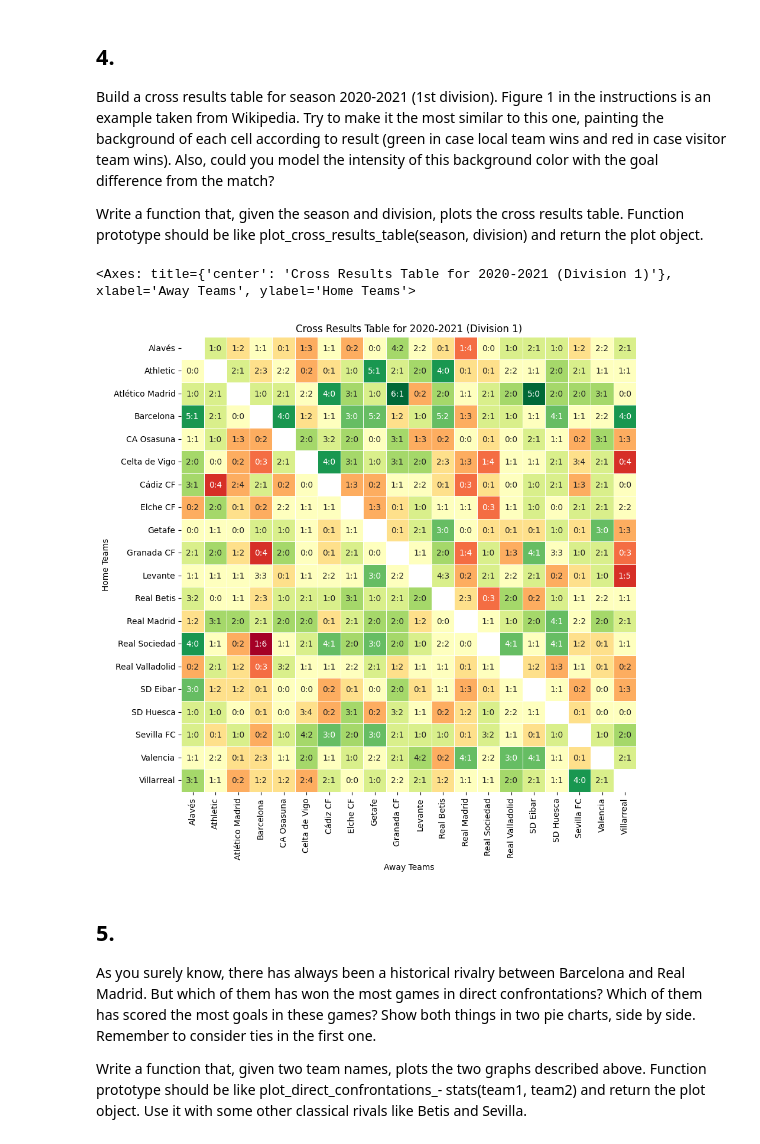
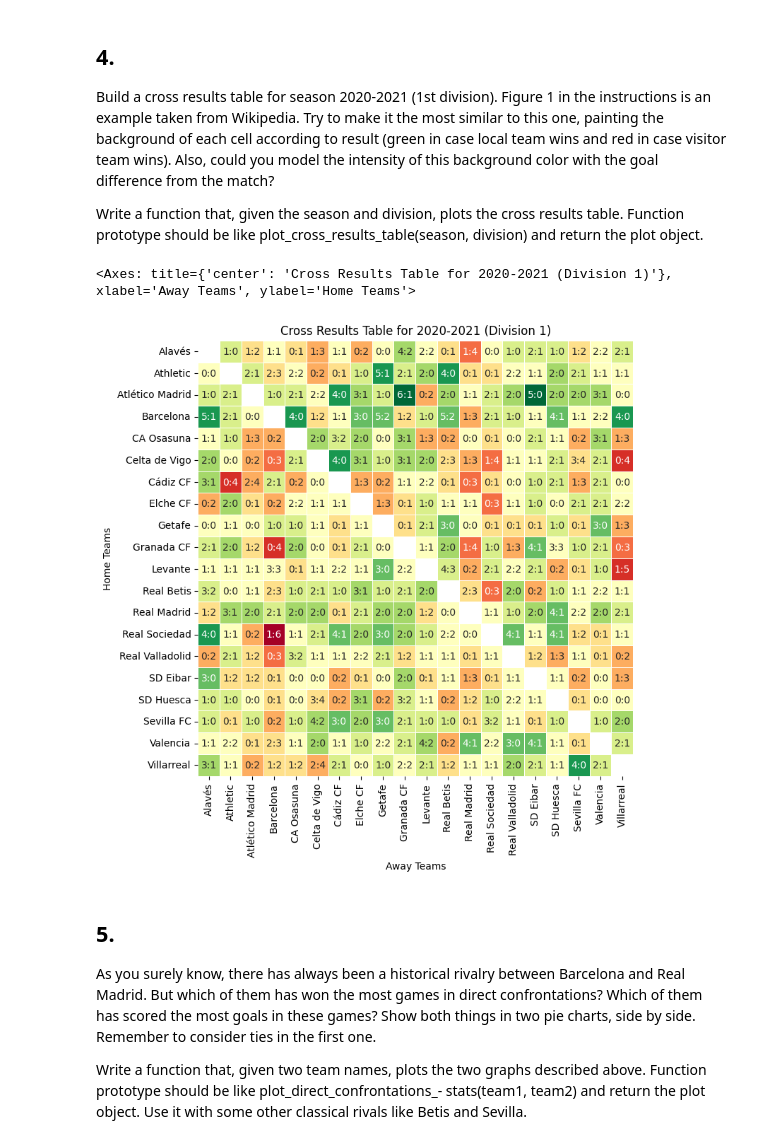
Before and after one commit to AbelBR1997/la-quiniela-main-OriolOmarAbel, a Jupyter notebook: analysis/LaLigaDataAnalysis.ipynb, the cells around one changed output. Saved outputs shown, nothing was run; the diff lists cells and outputs as text; code cells hidden in the pictures.

```diff
--- a/analysis/LaLigaDataAnalysis.ipynb
+++ b/analysis/LaLigaDataAnalysis.ipynb
@@ -15,15 +15,37 @@ conn = sqlite3.connect('../laliga.sqlite')
 
 # Function to execute a query and return the result as a pandas DataFrame
 def run_query(query, conn):
+    """
+    Executes a SQL query on a given database connection.
+    Parameters:
+    query (str): The SQL query to be executed.
+    conn: The database connection object (e.g., sqlite3.Connection).
+    Returns:
+    pandas.DataFrame: A DataFrame containing the results of the query.
+    """
     return pd.read_sql_query(query, conn)
 
 # Function to calculate goals for home and away teams
 def split_score(score):
+    """
+    Splits a score string into home and away goals.
+    Parameters:
+    score (str): A string representing the score in the format 'home_goals:away_goals'.
+    Returns:
+    tuple: A tuple containing the number of home goals and away goals extracted from the score.
+    """
     home_goals, away_goals = map(int, score.split(':'))
     return home_goals, away_goals
 
 # Function to determine the outcome of a match based on the score
 def determine_result(score):
+    """
+    Determines the outcome of a match based on the score.
+    Parameters:
+    score (str): A string representing the score in the format 'home_goals:away_goals'.
+    Returns:
+    str: A string indicating the result of the match ('Home Wins', 'Away Wins', or 'Tie').
+    """
     # Split the score into home and away goals
     home_goals, away_goals = split_score(score)
     # Determine the match result
@@ -36,11 +58,19 @@ def determine_result(score):
 
 # Function to parse dates and correct the year
 def parse_date_mdy_format(date_str):
+    """
+    Parses a date string in 'month/day/year' format and corrects the year component.
+    Parameters:
+    date_str (str): A string representing a date in 'month/day/year' format (year with two digits).
+    Returns:
+    str: A string containing the parsed date in 'YYYY-MM-DD' format.
+    """
     parts = date_str.split('/')
     month, day, year_component = parts
     month = int(month)
     day = int(day)
     year_component = int(year_component)
+    # the dates we consider are between 1928 and 2022
     if year_component < 28:
         year_component += 2000
     else:
@@ -49,6 +79,14 @@ def parse_date_mdy_format(date_str):
 
 # Function to convert time to 24-hour format
 def convert_time_to_24h(time_str):
+    """
+    Converts a time string to 24-hour format.
+    Parameters:
+    time_str (str): A string representing time in 'hh:mm AM/PM' format.
+    Returns:
+    datetime.time or None: A datetime.time object in 24-hour format if the input is valid,
+                           otherwise returns None.
+    """
     if pd.isnull(time_str) or time_str == '':
         return None
     try:
@@ -329,35 +367,35 @@ def plot_cross_results_table(season, division):
         if ':' in score:  # Ensure score is in the correct format
             home_goals, away_goals = map(int, score.split(':'))
             goal_diff = home_goals - away_goals
             results_df.loc[home_team, away_team] = score
             color_matrix.loc[home_team, away_team] = goal_diff  # Positive for home win, negative for away win
 
     # Normalize the goal difference for color intensity
     max_goal_diff = max(color_matrix.max().max(), -color_matrix.min().min())
     norm = plt.Normalize(-max_goal_diff, max_goal_diff)
     colors = plt.cm.RdYlGn(norm(color_matrix.values))
 
     # Create mask for cells that should not be colored (diagonal and non-played games)
     mask = (results_df == '-')
 
     # Plot the heatmap
-    fig, ax = plt.subplots(figsize=(12, 10))
+    fig, ax = plt.subplots(figsize=(10, 8))
     sns.heatmap(color_matrix, annot=results_df, fmt="", cmap="RdYlGn", linewidths=.5,
                 cbar=False, xticklabels=teams, yticklabels=teams, vmin=-max_goal_diff, vmax=max_goal_diff, ax=ax,
                 mask=mask, square=True)
 
     plt.title(f"Cross Results Table for {season} (Division {division})")
     plt.xlabel('Away Teams')
     plt.ylabel('Home Teams')
     plt.xticks(rotation=90)
     plt.yticks(rotation=0)
 
     return ax
 
 plot_cross_results_table('2020-2021', 1)
 # %% [output]
 <Axes: title={'center': 'Cross Results Table for 2020-2021 (Division 1)'}, xlabel='Away Teams', ylabel='Home Teams'>
-[figure, old version]
+[figure, new version]
 # %% [markdown]
 ## 5.
 As you surely know, there has always been a historical rivalry between Barcelona and Real Madrid. But which of them has won the most games in direct confrontations? Which of them has scored the most goals in these games? Show both things in two pie charts, side by side. Remember to consider ties in the first one.
```
Also changed, not shown: parts of 4 cells of this notebook, 5 other files.
